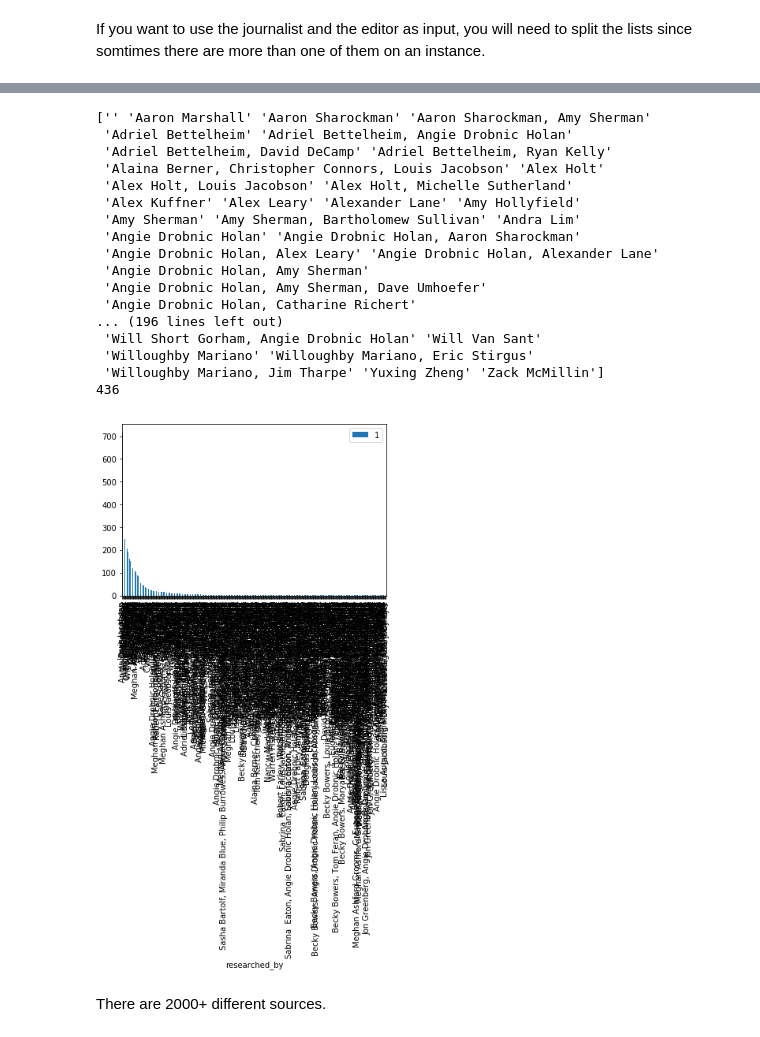
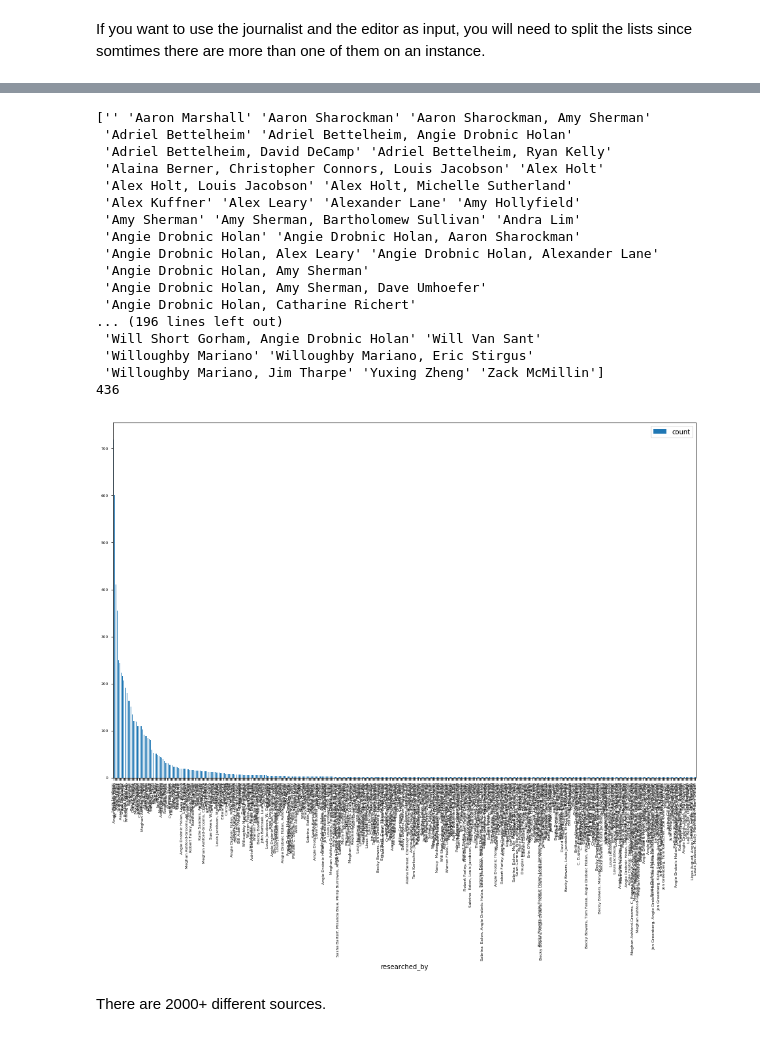
Before and after one commit to ramp-kits/fake_news, a Jupyter notebook: fake_news_starting_kit.ipynb, the cells around one changed output, grey strips where cells are left out. Cells and saved outputs as stored; diff of their text form; code cells hidden in the pictures.

```diff
--- a/fake_news_starting_kit.ipynb
+++ b/fake_news_starting_kit.ipynb
@@ -180,9 +171,6 @@ data.groupby('edited_by').count()[['1']].sort_values(
 # %%
 print(np.unique(data['researched_by']))
 print(len(np.unique(data['researched_by'])))
-data.groupby('researched_by').count()[['1']].sort_values(
-    '1', ascending=False).reset_index().plot.bar(
-        x='researched_by', y='1');
 # %% [output]
 ['' 'Aaron Marshall' 'Aaron Sharockman' 'Aaron Sharockman, Amy Sherman'
  'Adriel Bettelheim' 'Adriel Bettelheim, Angie Drobnic Holan'
@@ -201,7 +189,13 @@ data.groupby('researched_by').count()[['1']].sort_values(
  'Willoughby Mariano' 'Willoughby Mariano, Eric Stirgus'
  'Willoughby Mariano, Jim Tharpe' 'Yuxing Zheng' 'Zack McMillin']
 436
-[figure, removed]
+# %%
+data.groupby('researched_by').count()[['state']].sort_values(
+    'state', ascending=False).reset_index().rename(
+    columns={'state': 'count'}).plot.bar(
+        x='researched_by', y='count', figsize=(16, 10), fontsize=6);
+# %% [output]
+[figure, added]
 # %% [markdown]
 There are 2000+ different sources.
 # %%
```
Also changed, not shown: parts of 19 cells of this notebook.
